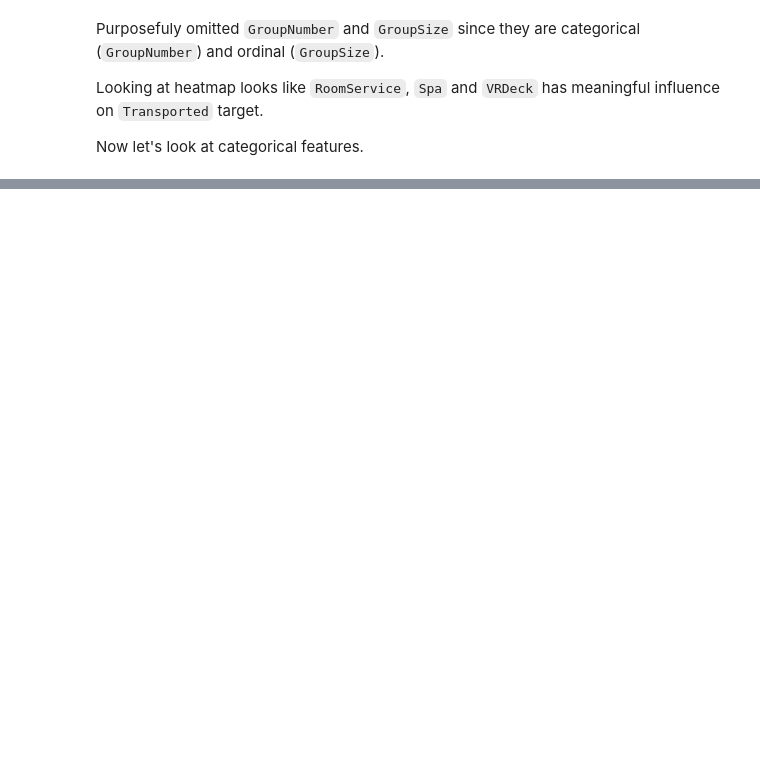
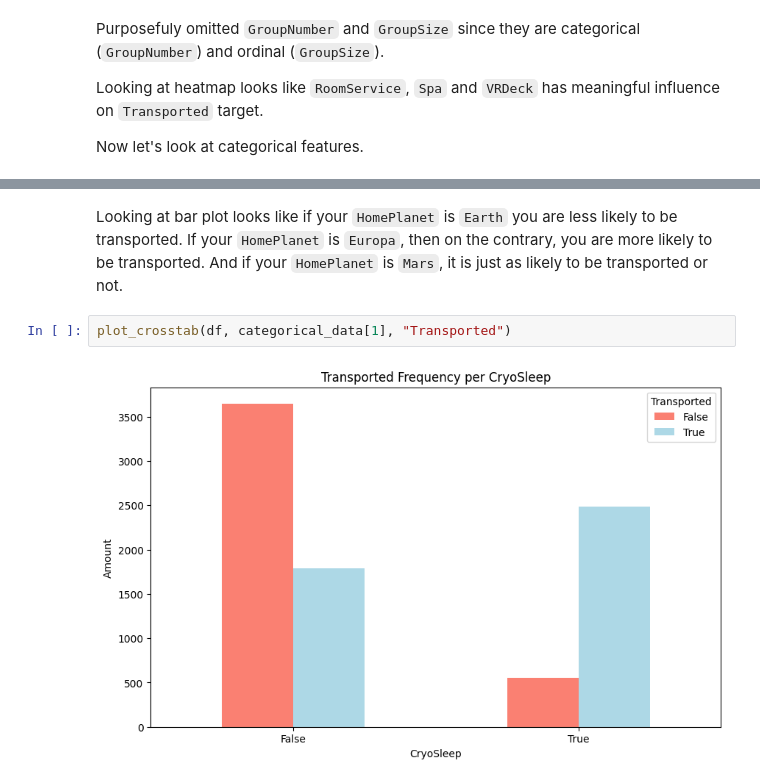
Before and after one commit to Rubic31/spaceship-titanic-project, a Jupyter notebook: notebooks/1.1-mz-correlation-analysis.ipynb, the cells around one changed output, grey strips where cells are left out. Saved outputs shown, nothing was run; the diff lists cells and outputs as text; blank space fills up the shorter version.

```diff
--- a/notebooks/1.1-mz-correlation-analysis.ipynb
+++ b/notebooks/1.1-mz-correlation-analysis.ipynb
@@ -62,0 +74,6 @@ plot_boxplots(df, ['RoomService', 'FoodCourt','ShoppingMall', 'Spa', 'VRDeck'])
+# %% [markdown]
+Looking at bar plot looks like if your `HomePlanet` is `Earth` you are less likely to be transported. If your `HomePlanet` is `Europa`, then on the contrary, you are more likely to be transported. And if your `HomePlanet` is `Mars`, it is just as likely to be transported or not.
+# %%
+plot_crosstab(df, categorical_data[1], "Transported")
+# %% [output]
+[figure, added]
```
Also changed, not shown: parts of 20 cells of this notebook, 1 other file.
